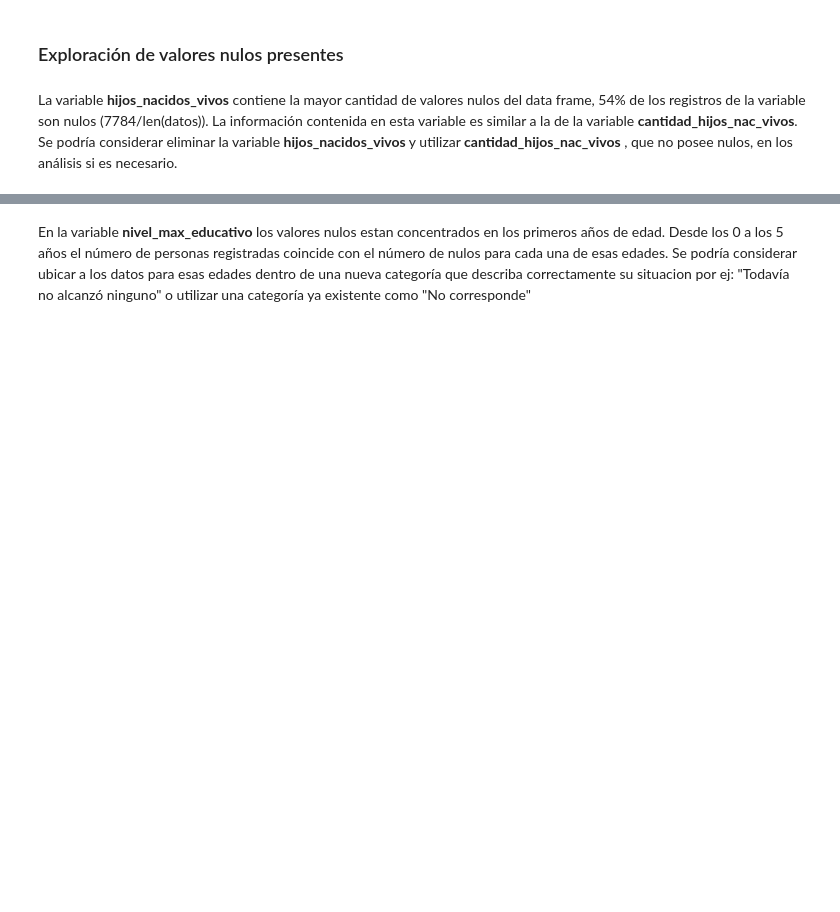
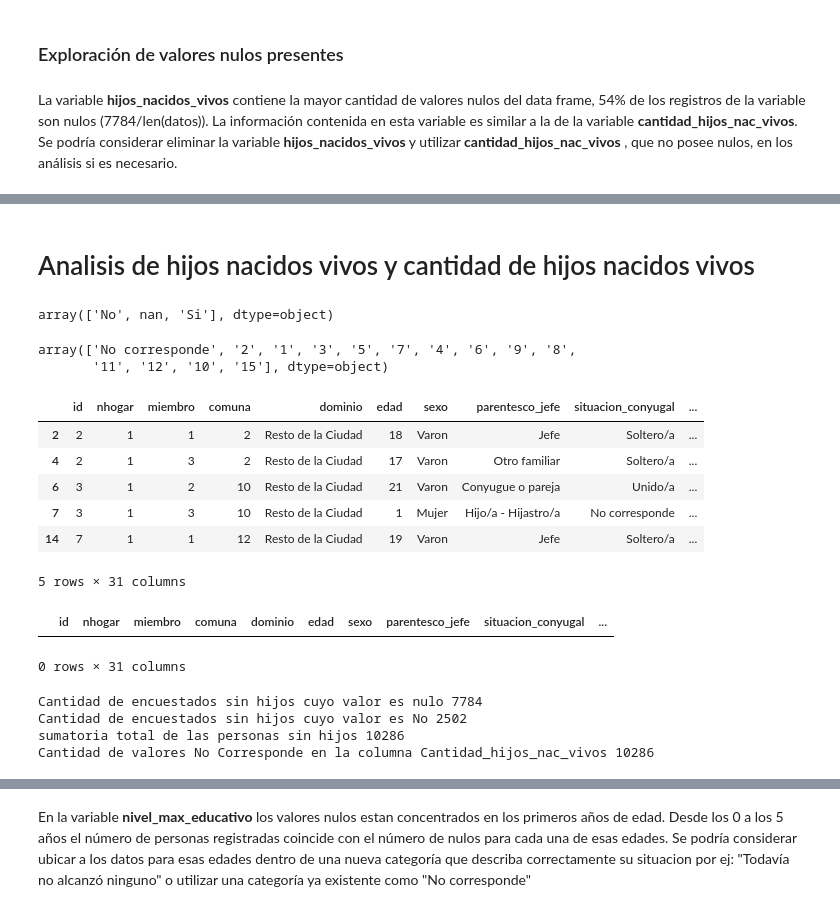
Before and after one commit to caucot/Dataset, a Jupyter notebook: Segunda Entrega/2da-preentrega-grupo8.ipynb, the cells around one changed output, grey strips where cells are left out. Saved outputs shown, nothing was run; the diff lists cells and outputs as text; code cells hidden in the pictures; blank space fills up the shorter version.

```diff
--- a/Segunda Entrega/2da-preentrega-grupo8.ipynb
+++ b/Segunda Entrega/2da-preentrega-grupo8.ipynb
@@ -165,4 +165,4 @@ dtype: int64
 La variable **hijos_nacidos_vivos** contiene la mayor cantidad de valores nulos del data frame, 54% de los registros de la variable son nulos (7784/len(datos)). La información contenida en esta variable es similar a la de la variable **cantidad_hijos_nac_vivos**. Se podría considerar eliminar la variable **hijos_nacidos_vivos** y utilizar **cantidad_hijos_nac_vivos** , que no posee nulos, en los análisis si es necesario.
 # %%
 # Elimino columna 'hijos_nacidos_vivos'
-datos.drop(columns=['hijos_nacidos_vivos'], inplace=True)
+#datos.drop(columns=['hijos_nacidos_vivos'], inplace=True)
@@ -168,0 +179,42 @@ datos.drop(columns=['hijos_nacidos_vivos'], inplace=True)
+# %% [markdown]
+# Analisis de hijos nacidos vivos y cantidad de hijos nacidos vivos
+# %%
+datos['hijos_nacidos_vivos'].unique()
+# %% [output]
+array(['No', nan, 'Si'], dtype=object)
+# %%
+datos['cantidad_hijos_nac_vivos'].unique()
+# %% [output]
+array(['No corresponde', '2', '1', '3', '5', '7', '4', '6', '9', '8',
+       '11', '12', '10', '15'], dtype=object)
+# %%
+datos[(datos['hijos_nacidos_vivos'].isnull()) & (datos["cantidad_hijos_nac_vivos"]=='No corresponde')].head(5)
+# %% [output]
+|  | id | nhogar | miembro | comuna | dominio | edad | sexo | parentesco_jefe | situacion_conyugal | ... |
+| 2 | 2 | 1 | 1 | 2 | Resto de la Ciudad | 18 | Varon | Jefe | Soltero/a | ... |
+| 4 | 2 | 1 | 3 | 2 | Resto de la Ciudad | 17 | Varon | Otro familiar | Soltero/a | ... |
+| 6 | 3 | 1 | 2 | 10 | Resto de la Ciudad | 21 | Varon | Conyugue o pareja | Unido/a | ... |
+| 7 | 3 | 1 | 3 | 10 | Resto de la Ciudad | 1 | Mujer | Hijo/a - Hijastro/a | No corresponde | ... |
+| 14 | 7 | 1 | 1 | 12 | Resto de la Ciudad | 19 | Varon | Jefe | Soltero/a | ... |
+5 rows × 31 columns
+# %%
+#Confirmamos que cuando existe un valor nulo en hijos_nacidos_vivos, en la columna cantidad no señala otro valor
+#que no sea No correponde
+datos[(datos['hijos_nacidos_vivos'].isnull()) & (datos["cantidad_hijos_nac_vivos"]!='No corresponde')].head(5)
+# %% [output]
+|  | id | nhogar | miembro | comuna | dominio | edad | sexo | parentesco_jefe | situacion_conyugal | ... |
+0 rows × 31 columns
+# %%
+#Evidencia para aclarar mejor el punto de que cantidad_hijos_nac_vivos muestra la misma informacion que hijos_nacidos_vivos
+cant_sinHijos_nulos = len(datos[(datos['hijos_nacidos_vivos'].isnull())])
+cant_sinHijos_noCorresponde = len(datos[(datos['hijos_nacidos_vivos'] == 'No')])
+cant_hijosNacidos_noCorresponde = len(datos[(datos['cantidad_hijos_nac_vivos'] == 'No corresponde')])
+print(f'Cantidad de encuestados sin hijos cuyo valor es nulo {cant_sinHijos_nulos}')
+print(f'Cantidad de encuestados sin hijos cuyo valor es No {cant_sinHijos_noCorresponde}')
+print(f'sumatoria total de las personas sin hijos {cant_sinHijos_noCorresponde+cant_sinHijos_nulos}')
+print(f'Cantidad de valores No Corresponde en la columna Cantidad_hijos_nac_vivos {cant_hijosNacidos_noCorresponde}')
+# %% [output]
+Cantidad de encuestados sin hijos cuyo valor es nulo 7784
+Cantidad de encuestados sin hijos cuyo valor es No 2502
+sumatoria total de las personas sin hijos 10286
+Cantidad de valores No Corresponde en la columna Cantidad_hijos_nac_vivos 10286
```
Also changed, not shown: parts of 31 cells of this notebook.
